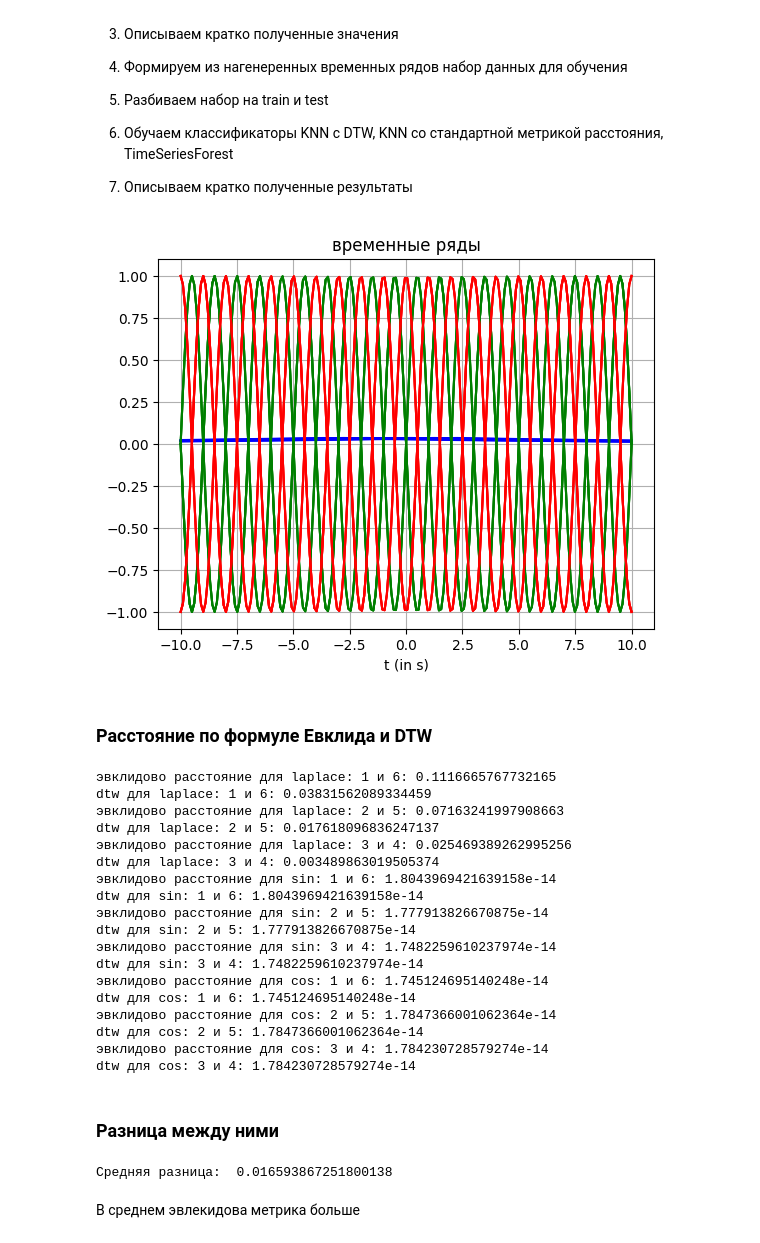
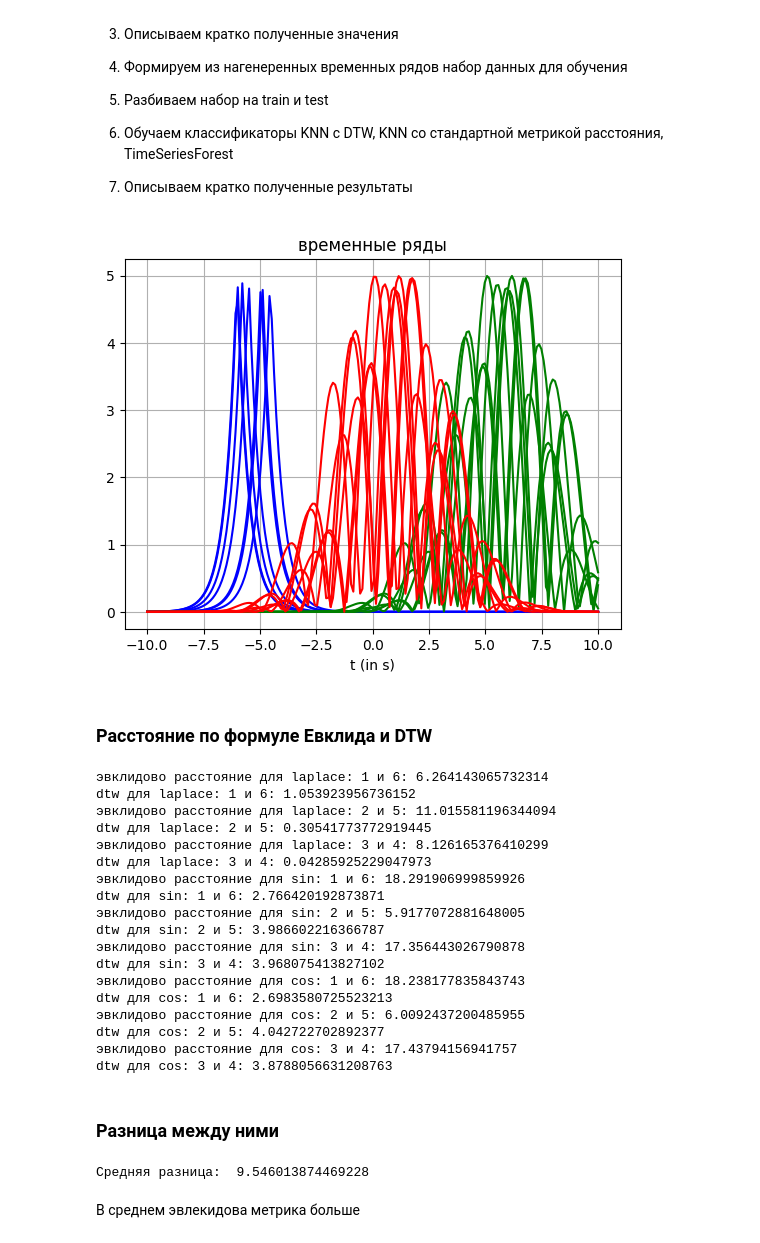
Before and after one commit to onedanoken/timeseries_homeworks, a Jupyter notebook: homework_6 (Lecture 7)/homework_6.ipynb, the cells around one changed output. Saved outputs shown, nothing was run; the diff lists cells and outputs as text; code cells hidden in the pictures.

```diff
--- a/homework_6 (Lecture 7)/homework_6.ipynb
+++ b/homework_6 (Lecture 7)/homework_6.ipynb
@@ -24,40 +24,38 @@ myseed = 10
 random.seed(myseed)
 np.random.seed(myseed)
 # %%
-def laplace(x, mu, b):
+def laplace(x, mu=0.5, b=0.5):
     return np.exp(-np.abs(x - mu) / b) / (2 * b)
 # %%
 time_index = np.linspace(-10, 10, num=200)
 
 tseries_list = {'Time': time_index}
-d = np.random.random(size=10)
+arr_rand = np.random.random(size=10)
 
 rand_const = np.random.randint(10, 20)
 N = 7
 
-mu = np.pi
-b = rand_const
 
 for i in range(1, N + 1):
-    tseries_list[f"laplace {i}"] = laplace(time_index + i, mu, b)
+    tseries_list[f"laplace {i}"] = laplace(time_index + 2 * arr_rand[i] + 5) * 5
 for i in range(1, N + 1):
-    tseries_list[f"sin {i}"] = np.sin(mu * time_index + i * np.pi)
+    tseries_list[f"sin {i}"] = 5 * np.abs(np.sin(np.pi * (time_index - 5 * arr_rand[i]) / 2) * np.exp(-((time_index - 2 * arr_rand[i] - 5) / 3) ** 2))
 for i in range(1, N + 1):
-    tseries_list[f"cos {i}"] = np.cos(mu * time_index + i * np.pi)
+    tseries_list[f"cos {i}"] = 5 * np.abs(np.cos(np.pi * (time_index - 5 * arr_rand[i]) / 2) * np.exp(-((time_index - 2 * arr_rand[i]) / 3) ** 2))
 
 
 for i in range(1, N + 1):
     plt.plot(time_index, tseries_list[f"laplace {i}"], '-b')
 for i in range(1, N + 1):
     plt.plot(time_index, tseries_list[f"sin {i}"], '-g')
 for i in range(1, N + 1):
     plt.plot(time_index, tseries_list[f"cos {i}"], '-r')
 
 plt.title(r'временные ряды')
 plt.xlabel(r't (in s)')
 plt.grid()
 # %% [output]
-[figure, old version]
+[figure, new version]
 # %% [markdown]
 ### Расстояние по формуле Евклида и DTW
 # %%
@@ -98,31 +96,31 @@ for i in range(1, N // 2 + 1):
     print(f"эвклидово расстояние для cos: {i} и {7 - i}:", distance_euclidean)
     print(f"dtw для cos: {i} и {7 - i}:", distance_dtw)
 # %% [output]
-эвклидово расстояние для laplace: 1 и 6: 0.1116665767732165
-dtw для laplace: 1 и 6: 0.03831562089334459
-эвклидово расстояние для laplace: 2 и 5: 0.07163241997908663
-dtw для laplace: 2 и 5: 0.017618096836247137
-эвклидово расстояние для laplace: 3 и 4: 0.025469389262995256
-dtw для laplace: 3 и 4: 0.003489863019505374
-эвклидово расстояние для sin: 1 и 6: 1.8043969421639158e-14
-dtw для sin: 1 и 6: 1.8043969421639158e-14
-эвклидово расстояние для sin: 2 и 5: 1.777913826670875e-14
-dtw для sin: 2 и 5: 1.777913826670875e-14
-эвклидово расстояние для sin: 3 и 4: 1.7482259610237974e-14
-dtw для sin: 3 и 4: 1.7482259610237974e-14
-эвклидово расстояние для cos: 1 и 6: 1.745124695140248e-14
-dtw для cos: 1 и 6: 1.745124695140248e-14
-эвклидово расстояние для cos: 2 и 5: 1.7847366001062364e-14
-dtw для cos: 2 и 5: 1.7847366001062364e-14
-эвклидово расстояние для cos: 3 и 4: 1.784230728579274e-14
-dtw для cos: 3 и 4: 1.784230728579274e-14
+эвклидово расстояние для laplace: 1 и 6: 6.264143065732314
+dtw для laplace: 1 и 6: 1.053923956736152
+эвклидово расстояние для laplace: 2 и 5: 11.015581196344094
+dtw для laplace: 2 и 5: 0.30541773772919445
+эвклидово расстояние для laplace: 3 и 4: 8.126165376410299
+dtw для laplace: 3 и 4: 0.04285925229047973
+эвклидово расстояние для sin: 1 и 6: 18.291906999859926
+dtw для sin: 1 и 6: 2.766420192873871
+эвклидово расстояние для sin: 2 и 5: 5.9177072881648005
+dtw для sin: 2 и 5: 3.986602216366787
+эвклидово расстояние для sin: 3 и 4: 17.356443026790878
+dtw для sin: 3 и 4: 3.968075413827102
+эвклидово расстояние для cos: 1 и 6: 18.238177835843743
+dtw для cos: 1 и 6: 2.6983580725523213
+эвклидово расстояние для cos: 2 и 5: 6.0092437200485955
+dtw для cos: 2 и 5: 4.042722702892377
+эвклидово расстояние для cos: 3 и 4: 17.43794156941757
+dtw для cos: 3 и 4: 3.8788056631208763
 # %% [markdown]
 ### Разница между ними
 # %%
 diff = euclidean_distance - dtw_distance
 print("Средняя разница: ", np.mean(diff))
 # %% [output]
-Средняя разница:  0.016593867251800138
+Средняя разница:  9.546013874469228
 # %% [markdown]
 В среднем эвлекидова метрика больше
 # %% [markdown]
```
Also changed, not shown: parts of 2 cells of this notebook.
